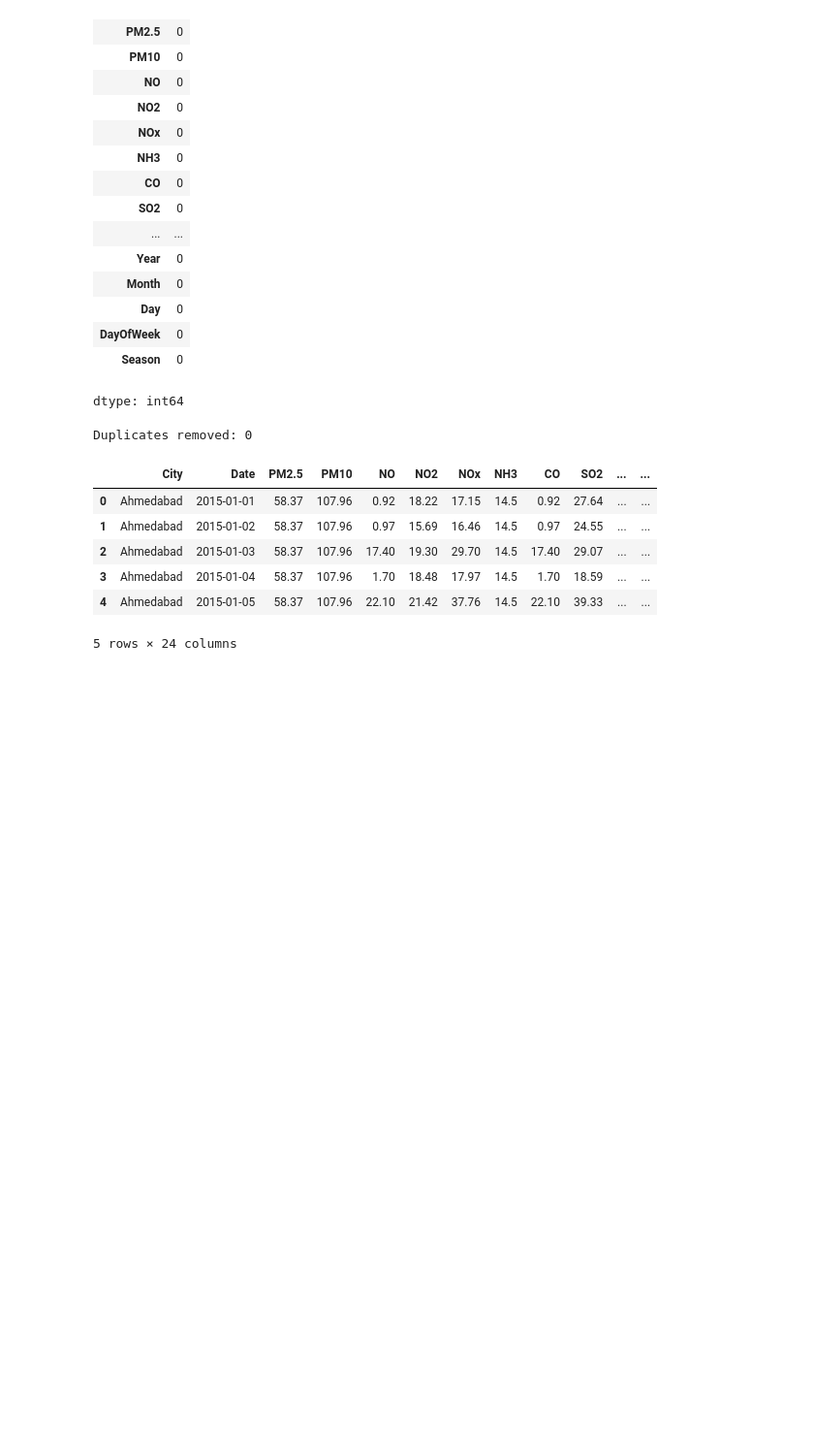
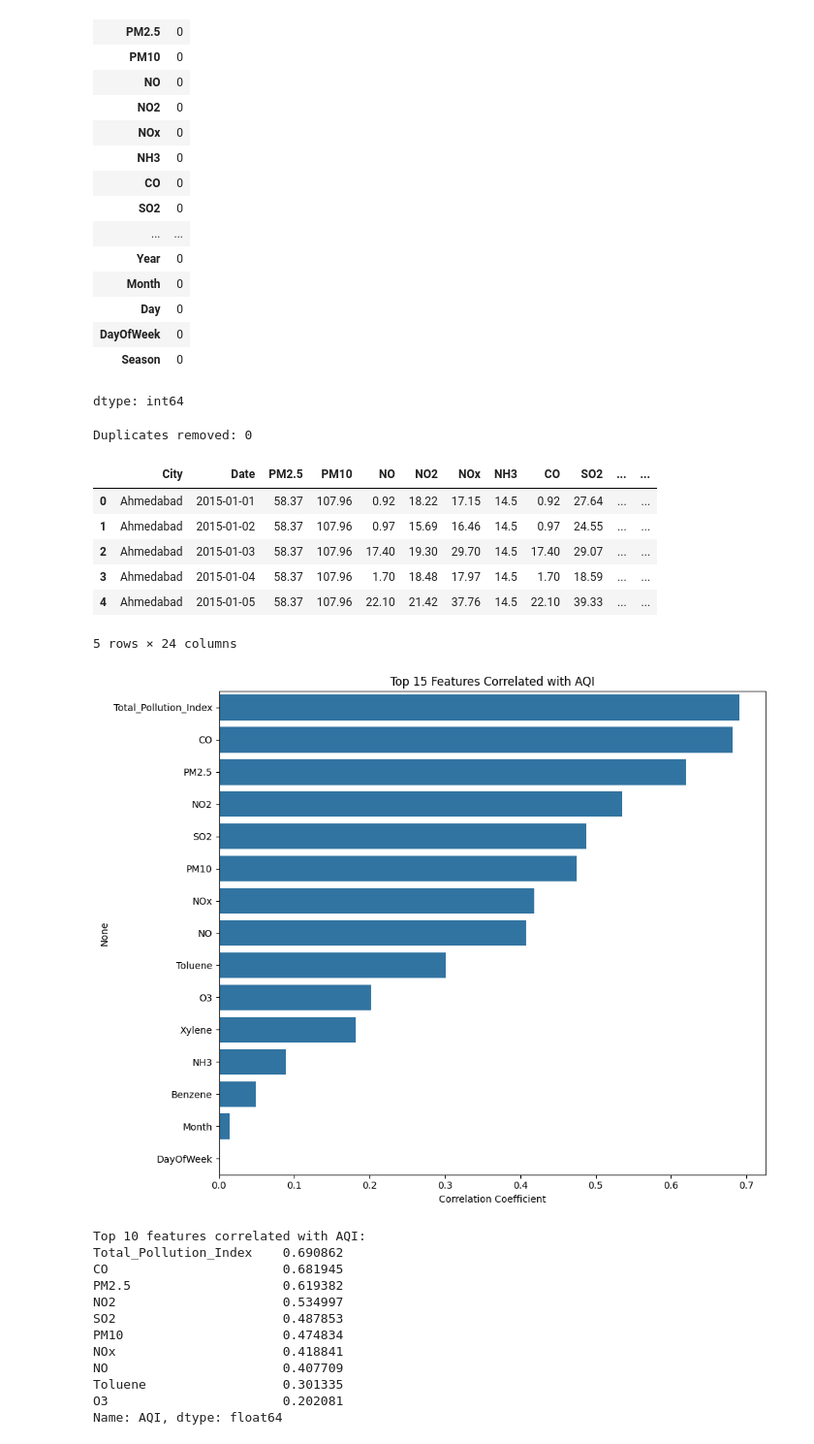
Before and after one commit to nidarshan98/air-quality-prediction-system, a Jupyter notebook: air_quality_analysis.ipynb, the cells around one changed output. Shown at 97% size. Saved outputs shown, nothing was run; the diff lists cells and outputs as text; code cells hidden in the pictures; blank space fills up the shorter version.

Commit message:
Display top correlated features

```diff
--- a/air_quality_analysis.ipynb
+++ b/air_quality_analysis.ipynb
@@ -283,3 +283,32 @@ combined_data.head()
 | 3 | Ahmedabad | 2015-01-04 | 58.37 | 107.96 | 1.70 | 18.48 | 17.97 | 14.5 | 1.70 | 18.59 | ... | ... |
 | 4 | Ahmedabad | 2015-01-05 | 58.37 | 107.96 | 22.10 | 21.42 | 37.76 | 14.5 | 22.10 | 39.33 | ... | ... |
 5 rows × 24 columns
+# %%
+numerical_features = combined_data.select_dtypes(include=[np.number]).columns.tolist()
+correlation_with_target = combined_data[numerical_features].corr()['AQI'].sort_values(ascending=False)
+
+# Display top correlated features
+plt.figure(figsize=(10, 8))
+top_correlated = correlation_with_target[1:16]
+sns.barplot(x=top_correlated.values, y=top_correlated.index)
+plt.title('Top 15 Features Correlated with AQI')
+plt.xlabel('Correlation Coefficient')
+plt.tight_layout()
+plt.show()
+
+print("Top 10 features correlated with AQI:")
+print(correlation_with_target[1:11])
+# %% [output]
+[figure, added]
+Top 10 features correlated with AQI:
+Total_Pollution_Index    0.690862
+CO                       0.681945
+PM2.5                    0.619382
+NO2                      0.534997
+SO2                      0.487853
+PM10                     0.474834
+NOx                      0.418841
+NO                       0.407709
+Toluene                  0.301335
+O3                       0.202081
+Name: AQI, dtype: float64
```
